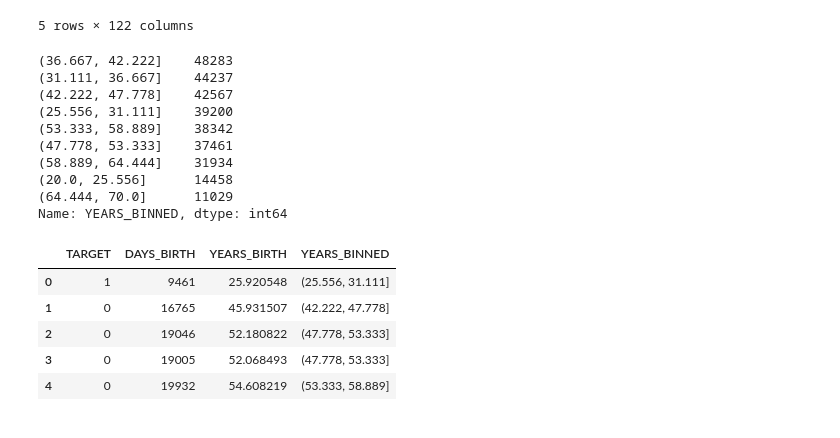
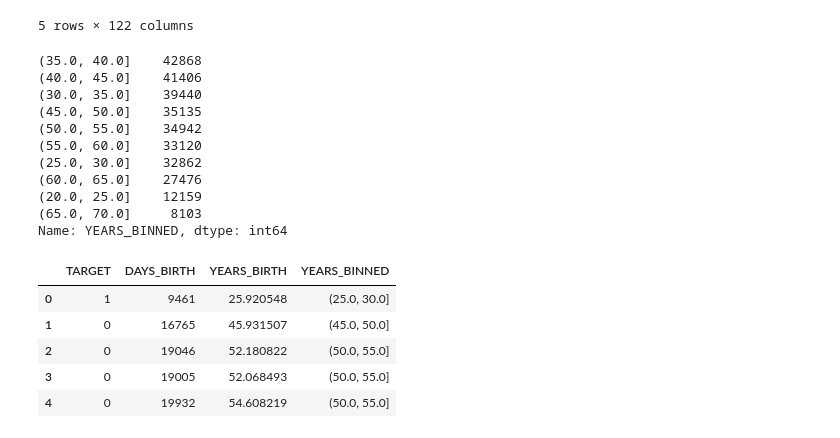
Before and after one commit to Tammy832/4th-ML100Days, a Jupyter notebook: homework/Day_016_HW.ipynb, the cells around one changed output. Saved outputs shown, nothing was run; the diff lists cells and outputs as text; code cells hidden in the pictures.

```diff
--- a/homework/Day_016_HW.ipynb
+++ b/homework/Day_016_HW.ipynb
@@ -49,35 +49,36 @@ app_train['DAYS_BIRTH'] = abs(app_train['DAYS_BIRTH'])
 # %%
 # 根據年齡分成不同組別 (年齡區間 - 還款與否)
 age_data = app_train[['TARGET', 'DAYS_BIRTH']] # subset
 age_data['YEARS_BIRTH'] = age_data['DAYS_BIRTH'] / 365 # day-age to year-age
 
 #自 20 到 70 歲，切 11 個點 (得到 10 組)
 """
 Your Code Here
 """
-bin_cut =  np.linspace(20, 70, 10)
+bin_cut =  np.linspace(20, 70, num = 11)
 age_data['YEARS_BINNED'] = pd.cut(age_data['YEARS_BIRTH'], bins = bin_cut)
 
 # 顯示不同組的數量
 print(age_data['YEARS_BINNED'].value_counts())
 age_data.head()
 # %% [output]
-(36.667, 42.222]    48283
-(31.111, 36.667]    44237
-(42.222, 47.778]    42567
-(25.556, 31.111]    39200
-(53.333, 58.889]    38342
-(47.778, 53.333]    37461
-(58.889, 64.444]    31934
-(20.0, 25.556]      14458
-(64.444, 70.0]      11029
+(35.0, 40.0]    42868
+(40.0, 45.0]    41406
+(30.0, 35.0]    39440
+(45.0, 50.0]    35135
+(50.0, 55.0]    34942
+(55.0, 60.0]    33120
+(25.0, 30.0]    32862
+(60.0, 65.0]    27476
+(20.0, 25.0]    12159
+(65.0, 70.0]     8103
 Name: YEARS_BINNED, dtype: int64
 |  | TARGET | DAYS_BIRTH | YEARS_BIRTH | YEARS_BINNED |
-| 0 | 1 | 9461 | 25.920548 | (25.556, 31.111] |
-| 1 | 0 | 16765 | 45.931507 | (42.222, 47.778] |
-| 2 | 0 | 19046 | 52.180822 | (47.778, 53.333] |
-| 3 | 0 | 19005 | 52.068493 | (47.778, 53.333] |
-| 4 | 0 | 19932 | 54.608219 | (53.333, 58.889] |
+| 0 | 1 | 9461 | 25.920548 | (25.0, 30.0] |
+| 1 | 0 | 16765 | 45.931507 | (45.0, 50.0] |
+| 2 | 0 | 19046 | 52.180822 | (50.0, 55.0] |
+| 3 | 0 | 19005 | 52.068493 | (50.0, 55.0] |
+| 4 | 0 | 19932 | 54.608219 | (50.0, 55.0] |
 # %%
 # 繪圖前先排序 / 分組
 """
```
Also changed, not shown: parts of 3 cells of this notebook.
